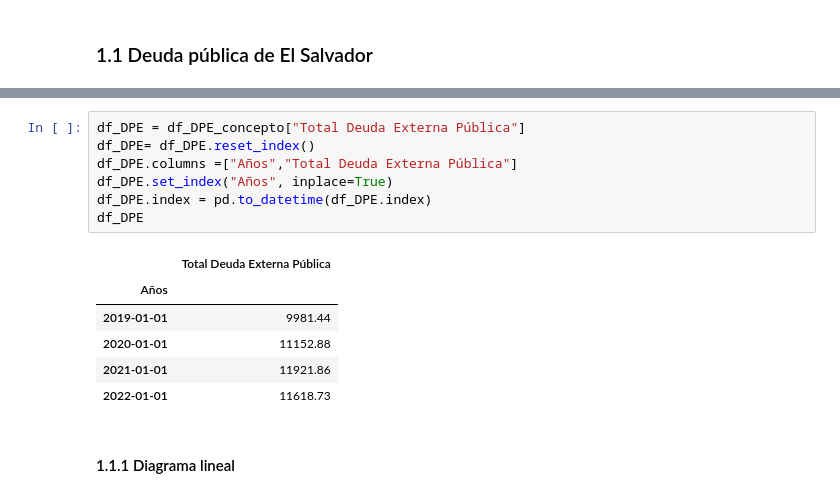
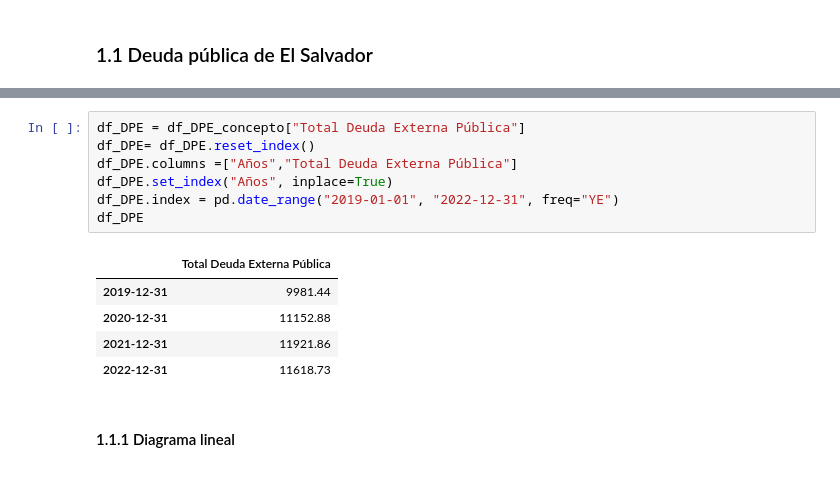
Before and after one commit to JosueRodriguezSams/CriptoSV---Samsung, a Jupyter notebook: Analisis_impacto_del_bitcoin.ipynb, the cells around one changed output, grey strips where cells are left out. Cells and saved outputs as stored; diff of their text form.

```diff
--- a/Analisis_impacto_del_bitcoin.ipynb
+++ b/Analisis_impacto_del_bitcoin.ipynb
@@ -33,17 +33,16 @@ df_DPE_concepto
 # %%
 df_DPE = df_DPE_concepto["Total Deuda Externa Pública"]
 df_DPE= df_DPE.reset_index()
 df_DPE.columns =["Años","Total Deuda Externa Pública"]
 df_DPE.set_index("Años", inplace=True)
-df_DPE.index = pd.to_datetime(df_DPE.index)
+df_DPE.index = pd.date_range("2019-01-01", "2022-12-31", freq="YE")
 df_DPE
 # %% [output]
 |  | Total Deuda Externa Pública |
-| Años |  |
-| 2019-01-01 | 9981.44 |
-| 2020-01-01 | 11152.88 |
-| 2021-01-01 | 11921.86 |
-| 2022-01-01 | 11618.73 |
+| 2019-12-31 | 9981.44 |
+| 2020-12-31 | 11152.88 |
+| 2021-12-31 | 11921.86 |
+| 2022-12-31 | 11618.73 |
 # %% [markdown]
 #### 1.1.1 Diagrama lineal
 # %%
```
